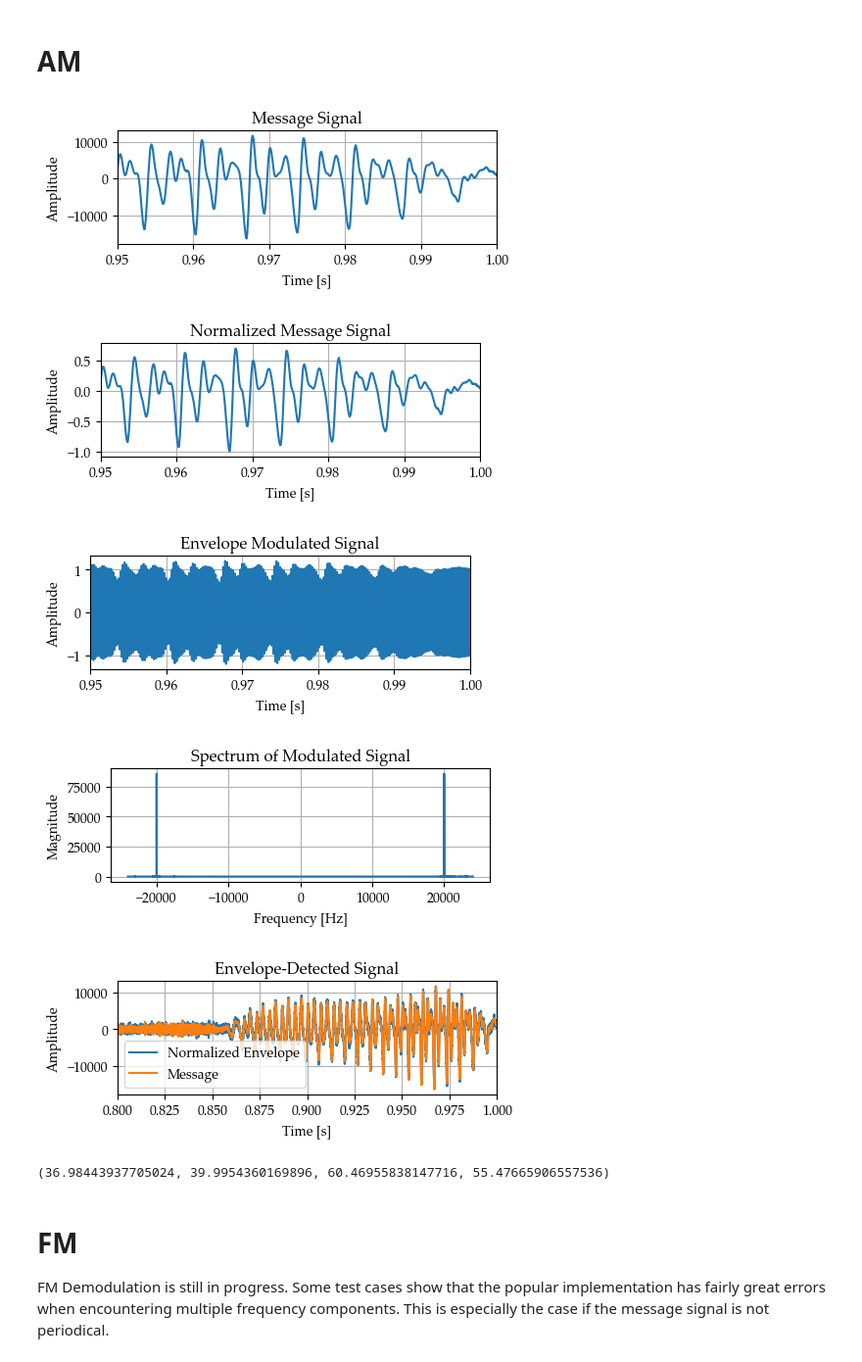
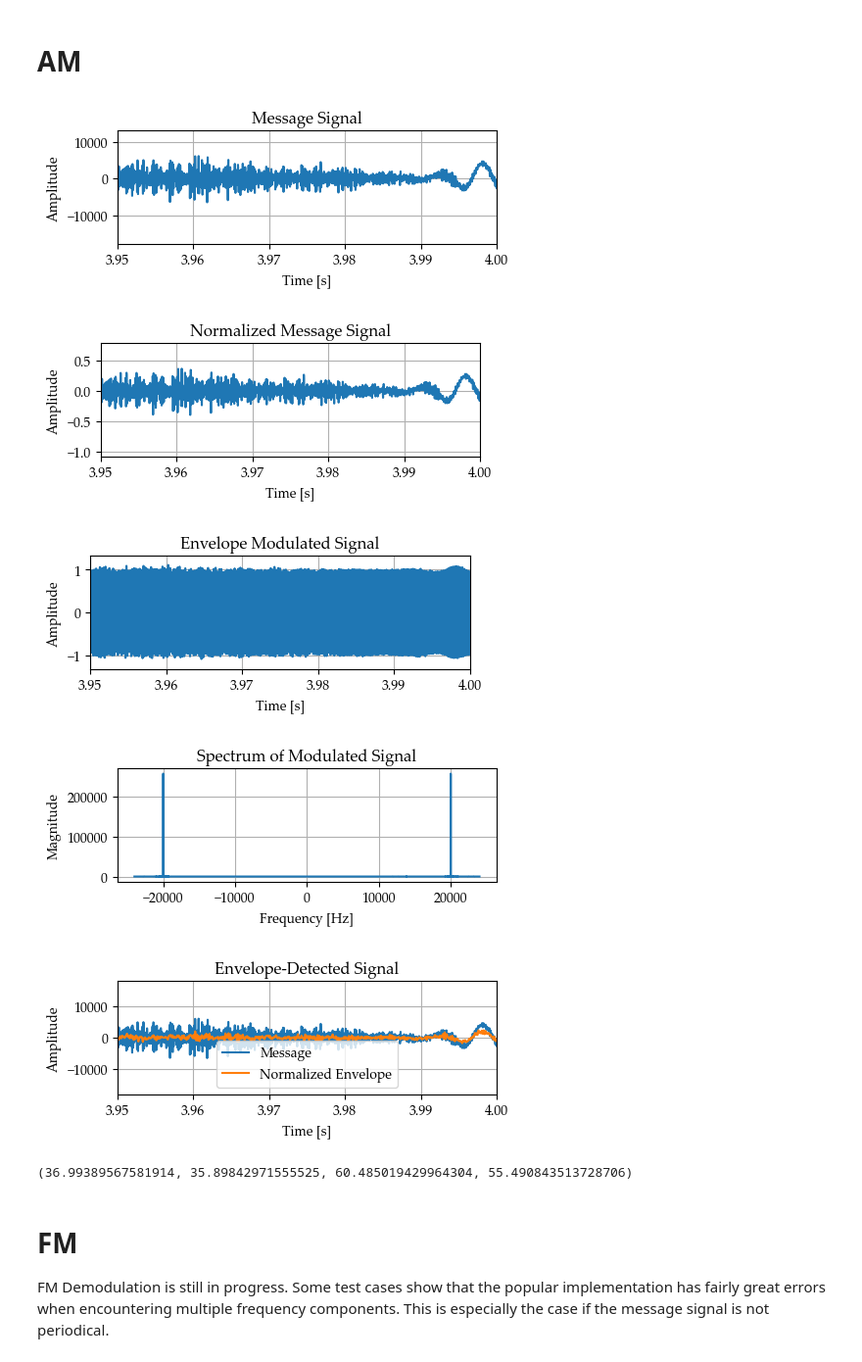
Before and after one commit to martinz2002/ece459-project-fa23-zjui, a Jupyter notebook: project_main/final_project.ipynb, the cells around one changed output. Shown: that part at 98% size. Cells and saved outputs as stored; diff of their text form; code cells hidden in the pictures.

```diff
--- a/project_main/final_project.ipynb
+++ b/project_main/final_project.ipynb
@@ -16,12 +16,15 @@ mod_index = 0.3 # modulation index specified by the problem
 
 # 1. Generate Sinusoidal Message Signal
 fs, message = wavfile.read('audio.wav')
+new_message = np.zeros(3*len(message)) #!! 补长信号，以补偿滤波器的误差
+new_message[len(message):2*len(message)] = message
+message = new_message
 t = np.arange(0, len(message)/fs, 1/fs)
 fc = 20000
 
 # 2. Perform Envelope Modulation
 carrier = np.cos(2 * np.pi * fc * t)
-message_normalized = message / np.max(np.abs(message))
+message_normalized = new_message / np.max(np.abs(new_message))
 modulated_signal = (1 + mod_index * message_normalized) * carrier
 
 # 3. Add AWGN Noise
@@ -31,8 +34,14 @@ noisy_signal = modulated_signal + noise
 
 # 4. Envelope Detection
 # use magnitude of Hilbert transform
-envelope = np.abs(hilbert(noisy_signal))
+# envelope = np.abs(hilbert(noisy_signal))
 
+# envelope_no_offset = envelope - np.mean(envelope)  # Remove DC offset
+# envelope_normalized = envelope_no_offset / np.max(np.abs(envelope_no_offset)) * np.max(np.abs(message))  # Normalize
+
+# use lpf
+b, a = butter(8, 5000, fs=fs, btype='lowpass', analog=False)
+envelope = filtfilt(b, a, np.abs(noisy_signal))
 envelope_no_offset = envelope - np.mean(envelope)  # Remove DC offset
 envelope_normalized = envelope_no_offset / np.max(np.abs(envelope_no_offset)) * np.max(np.abs(message))  # Normalize
 
@@ -42,7 +51,7 @@ plt.figure()
 plt.plot(t, message)
 plt.title('Message Signal')
 plt.xlabel('Time [s]')
-plt.xlim([0.95, 1])
+plt.xlim([3.95, 4])
 plt.ylabel('Amplitude')
 
 # plot normalized message signal
@@ -50,7 +59,7 @@ plt.figure()
 plt.plot(t, message_normalized)
 plt.title('Normalized Message Signal')
 plt.xlabel('Time [s]')
-plt.xlim([0.95, 1])
+plt.xlim([3.95, 4])
 plt.ylabel('Amplitude')
 
 # Plot the envelope modulated signal
@@ -58,41 +67,41 @@ plt.figure()
 plt.plot(t, modulated_signal)
 plt.title('Envelope Modulated Signal')
 plt.xlabel('Time [s]')
-plt.xlim([0.95, 1])
+plt.xlim([3.95, 4])
 plt.ylabel('Amplitude')
 
 # Plot the spectrum
 plt.figure()
 f = np.linspace(-fs/2, fs/2, len(t))
 modulated_spectrum = fftshift(fft(modulated_signal))
 plt.plot(f, np.abs(modulated_spectrum))
 plt.title('Spectrum of Modulated Signal')
 plt.xlabel('Frequency [Hz]')
 plt.ylabel('Magnitude')
 
 # Plot the envelope-detected signal after low-pass filtering
 plt.figure()
+plt.plot(t, message, label='Message')
 plt.plot(t, envelope_normalized, label='Normalized Envelope')
-plt.plot(t, message, label='Message')
 plt.title('Envelope-Detected Signal')
 plt.xlabel('Time [s]')
-plt.xlim([0.8, 1])
+plt.xlim([3.95, 4])
 plt.ylabel('Amplitude')
 plt.legend()
 plt.show()
 
 
 # write the demodulated signal to a wav file as int16
 wavfile.write('am_demodulated.wav', fs, envelope_normalized.astype(np.int16))
 
 # SNR calculation and comparison will be done next.
 # modulated_signal, noisy_signal, envelope, modulated_spectrum
 # %% [output]
-[figure, old version]
+[figure, new version]
-[figure, old version]
+[figure, new version]
-[figure, old version]
+[figure, new version]
-[figure, old version]
+[figure, new version]
-[figure, old version]
+[figure, new version]
 # %%
 def snr(signal, noise):
     """ Calculate Signal-to-Noise Ratio (SNR) """
@@ -121,7 +130,7 @@ pre_detection_snr, post_detection_snr, theoretical_snr_low, theoretical_snr_high
 
 #todo: 打一个pre- 和post-detection SNR的关系图
 # %% [output]
-(36.98443937705024, 39.9954360169896, 60.46955838147716, 55.47665906557536)
+(36.99389567581914, 35.89842971555525, 60.485019429964304, 55.490843513728706)
 # %% [markdown]
 # FM
 
```
Also changed, not shown: 3 other files.
